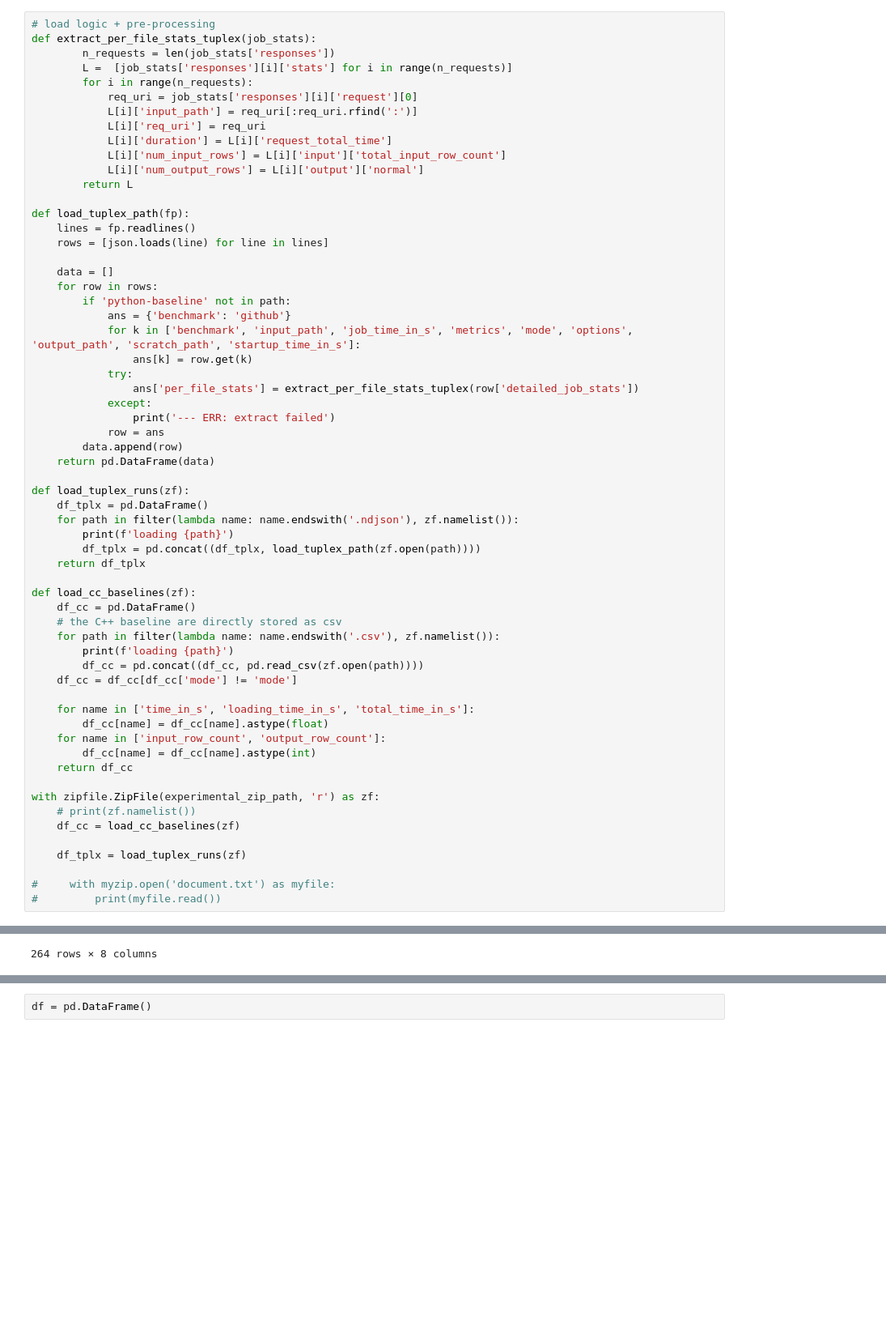
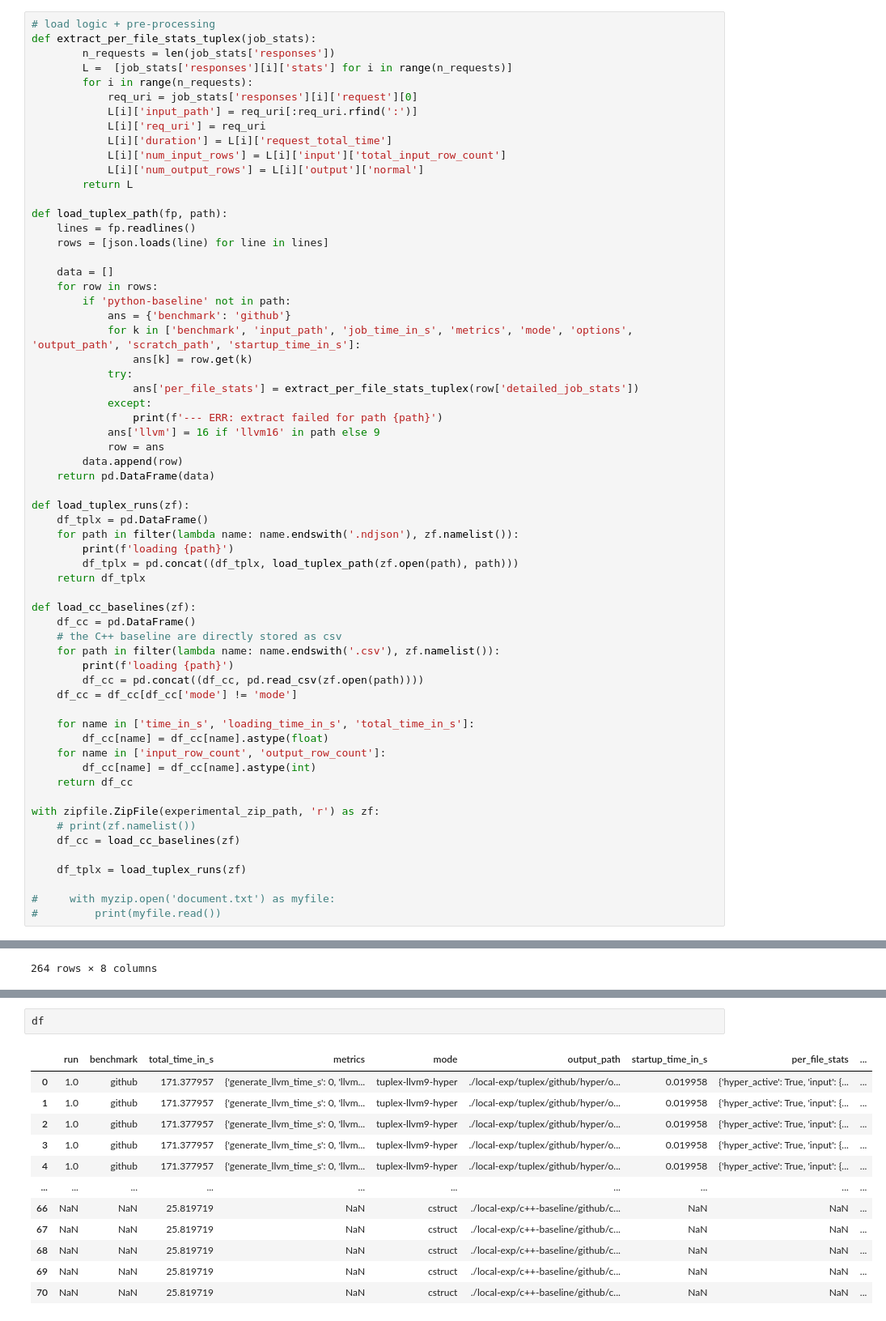
Before and after one commit to LeonhardFS/tuplex-public, a Jupyter notebook: benchmarks/nextconf/hyperspecialization/notebooks/01_Github_Analysis.ipynb, the cells around one changed output, grey strips where cells are left out. Shown at 81% size. Drawn from its saved outputs; the diff is of its cells as text; blank space fills up the shorter version.

```diff
--- a/benchmarks/nextconf/hyperspecialization/notebooks/01_Github_Analysis.ipynb
+++ b/benchmarks/nextconf/hyperspecialization/notebooks/01_Github_Analysis.ipynb
@@ -21,7 +21,7 @@ def extract_per_file_stats_tuplex(job_stats):
             L[i]['num_output_rows'] = L[i]['output']['normal']
         return L
 
-def load_tuplex_path(fp):
+def load_tuplex_path(fp, path):
     lines = fp.readlines()
     rows = [json.loads(line) for line in lines]
 
@@ -34,7 +34,8 @@ def load_tuplex_path(fp):
             try:
                 ans['per_file_stats'] = extract_per_file_stats_tuplex(row['detailed_job_stats'])
             except:
-                print('--- ERR: extract failed')
+                print(f'--- ERR: extract failed for path {path}')
+            ans['llvm'] = 16 if 'llvm16' in path else 9
             row = ans
         data.append(row)
     return pd.DataFrame(data)
@@ -43,7 +44,7 @@ def load_tuplex_runs(zf):
     df_tplx = pd.DataFrame()
     for path in filter(lambda name: name.endswith('.ndjson'), zf.namelist()):
         print(f'loading {path}')
-        df_tplx = pd.concat((df_tplx, load_tuplex_path(zf.open(path))))
+        df_tplx = pd.concat((df_tplx, load_tuplex_path(zf.open(path), path)))
     return df_tplx
 
 def load_cc_baselines(zf):
@@ -133,2 +192,15 @@ best_results.csv  cjson_results.csv  cstruct_results.csv  yyjson_results.csv
 # %%
-df = pd.DataFrame()
+df
+# %% [output]
+|  | run | benchmark | total_time_in_s | metrics | mode | output_path | startup_time_in_s | per_file_stats | ... |
+| 0 | 1.0 | github | 171.377957 | {'generate_llvm_time_s': 0, 'llvm... | tuplex-llvm9-hyper | ./local-exp/tuplex/github/hyper/o... | 0.019958 | {'hyper_active': True, 'input': {... | ... |
+| 1 | 1.0 | github | 171.377957 | {'generate_llvm_time_s': 0, 'llvm... | tuplex-llvm9-hyper | ./local-exp/tuplex/github/hyper/o... | 0.019958 | {'hyper_active': True, 'input': {... | ... |
+| 2 | 1.0 | github | 171.377957 | {'generate_llvm_time_s': 0, 'llvm... | tuplex-llvm9-hyper | ./local-exp/tuplex/github/hyper/o... | 0.019958 | {'hyper_active': True, 'input': {... | ... |
+| 3 | 1.0 | github | 171.377957 | {'generate_llvm_time_s': 0, 'llvm... | tuplex-llvm9-hyper | ./local-exp/tuplex/github/hyper/o... | 0.019958 | {'hyper_active': True, 'input': {... | ... |
+| 4 | 1.0 | github | 171.377957 | {'generate_llvm_time_s': 0, 'llvm... | tuplex-llvm9-hyper | ./local-exp/tuplex/github/hyper/o... | 0.019958 | {'hyper_active': True, 'input': {... | ... |
+| ... | ... | ... | ... | ... | ... | ... | ... | ... | ... |
+| 66 | NaN | NaN | 25.819719 | NaN | cstruct | ./local-exp/c++-baseline/github/c... | NaN | NaN | ... |
+| 67 | NaN | NaN | 25.819719 | NaN | cstruct | ./local-exp/c++-baseline/github/c... | NaN | NaN | ... |
+| 68 | NaN | NaN | 25.819719 | NaN | cstruct | ./local-exp/c++-baseline/github/c... | NaN | NaN | ... |
+| 69 | NaN | NaN | 25.819719 | NaN | cstruct | ./local-exp/c++-baseline/github/c... | NaN | NaN | ... |
+| 70 | NaN | NaN | 25.819719 | NaN | cstruct | ./local-exp/c++-baseline/github/c... | NaN | NaN | ... |
```
Also changed, not shown: parts of 20 cells of this notebook.
